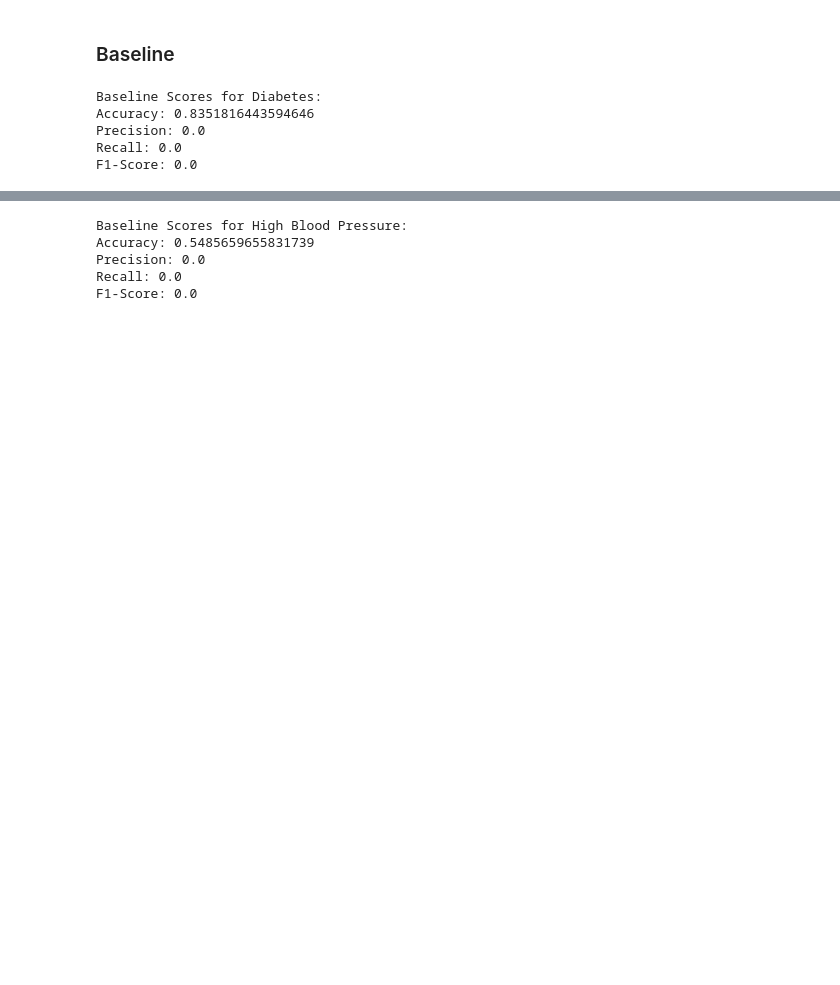
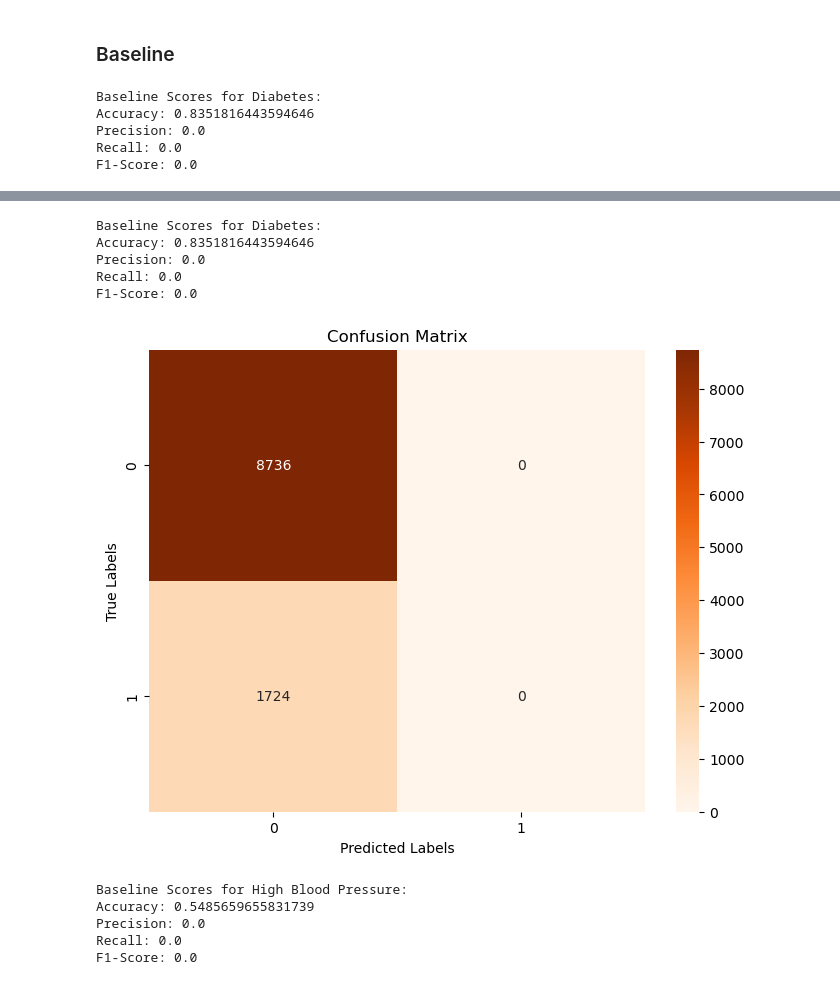
Before and after one commit to danneraf/ACE, a Jupyter notebook: Code/Modeling.ipynb, the cells around one changed output, grey strips where cells are left out. Cells and saved outputs as stored; diff of their text form; code cells hidden in the pictures; blank space fills up the shorter version.

```diff
--- a/Code/Modeling.ipynb
+++ b/Code/Modeling.ipynb
@@ -75 +99,50 @@ plt.ylabel('True Labels');
+# %%
+# Data Preprocessing
+X = ace.drop(['DIABETE4', 'BPHIGH6'], axis=1)  # Input features
+y_diabetes = ace['DIABETE4']  # Target variable for diabetes prediction
+
+# Split the data into training and test sets for diabetes prediction
+X_train_diabetes, X_test_diabetes, y_train_diabetes, y_test_diabetes = train_test_split(X, y_diabetes, test_size=0.2, random_state=42)
+
+# Apply SMOTE to balance the training data for diabetes prediction
+smote = SMOTE(random_state=42)
+X_train_balanced_diabetes, y_train_balanced_diabetes = smote.fit_resample(X_train_diabetes, y_train_diabetes)
+
+# Create a baseline classifier for diabetes
+baseline_classifier_diabetes = DummyClassifier(strategy='most_frequent')
+
+# Fit the baseline classifier on the balanced training data for diabetes
+baseline_classifier_diabetes.fit(X_train_balanced_diabetes, y_train_balanced_diabetes)
+
+# Predict the majority class labels for the test data for diabetes
+y_pred_baseline_diabetes = baseline_classifier_diabetes.predict(X_test_diabetes)
+
+# Calculate baseline scores for diabetes
+accuracy_diabetes = metrics.accuracy_score(y_test_diabetes, y_pred_baseline_diabetes)
+precision_diabetes = metrics.precision_score(y_test_diabetes, y_pred_baseline_diabetes)
+recall_diabetes = metrics.recall_score(y_test_diabetes, y_pred_baseline_diabetes)
+f1_diabetes = metrics.f1_score(y_test_diabetes, y_pred_baseline_diabetes)
+
+print('Baseline Scores for Diabetes:')
+print(f'Accuracy: {accuracy_diabetes}')
+print(f'Precision: {precision_diabetes}')
+print(f'Recall: {recall_diabetes}')
+print(f'F1-Score: {f1_diabetes}')
+# %% [output]
+Baseline Scores for Diabetes:
+Accuracy: 0.8351816443594646
+Precision: 0.0
+Recall: 0.0
+F1-Score: 0.0
+# %%
+cm = confusion_matrix(y_test_diabetes, y_pred_baseline_diabetes)
+
+plt.figure(figsize=(8, 6))
+sns.heatmap(cm, annot=True, fmt='d', cmap='Oranges')
+
+plt.title('Confusion Matrix')
+plt.xlabel('Predicted Labels')
+plt.ylabel('True Labels');
+# %% [output]
+[figure, added]
 # %%
```
Also changed, not shown: parts of 78 cells of this notebook.
